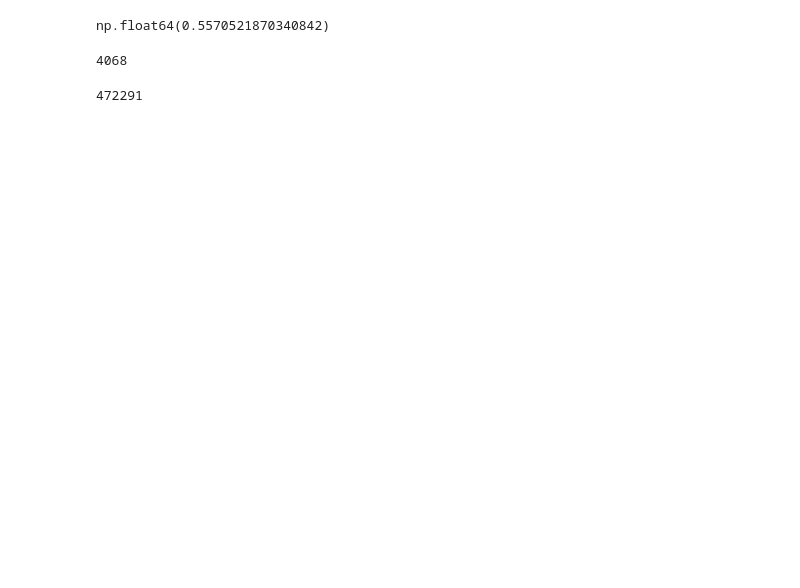
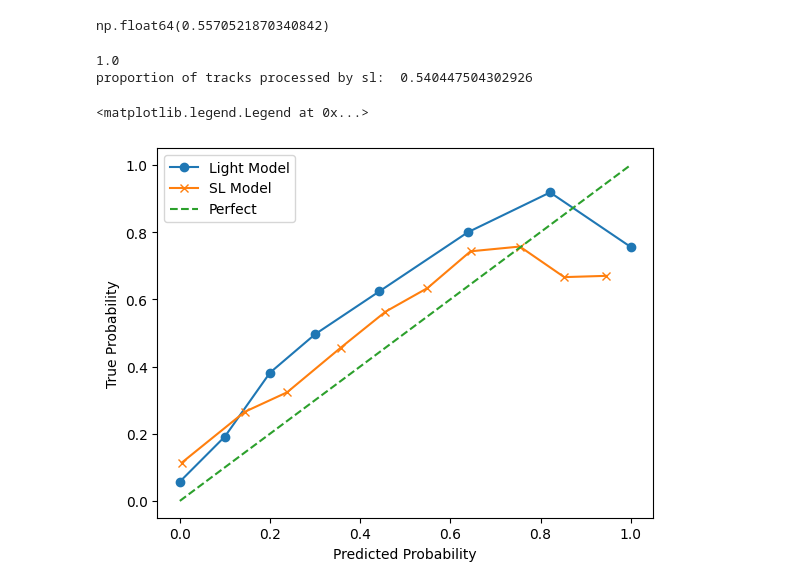
Before and after one commit to jclarke98/SL_ASD, a Jupyter notebook: ensemble.ipynb, the cells around one changed output. Drawn from its saved outputs; the diff is of its cells as text; code cells hidden in the pictures; blank space fills up the shorter version.

```diff
--- a/ensemble.ipynb
+++ b/ensemble.ipynb
@@ -8,12 +8,39 @@ from sklearn.metrics import average_precision_score
 # %%
 sl_path = '/home/jasonclarke/H-drive/mnt/parscratch/users/acp21jrc/sl_ASD_github/outputs/pyannote_MD-0.0_visible/'
 light_path = '/home/jasonclarke/H-drive/users/acp21jrc/Light-ASD_Ego4D/output/results/'
+# light_path = '/home/jasonclarke/H-drive/mnt/parscratch/users/acp21jrc/audio-visual/active-speaker-detection/active_speaker/TalkNet_ASD/Ego4d_TalkNet_ASD/output/results'
 
 # collect all the json files
 json_files_light = {f.split('/')[-1].split('.')[0]: f for f in glob(light_path + '/*.json')}
 
 # find all the json files that are not in the sl path
 json_files_sl = {f.split('/')[-1].split('.')[0]: f for f in glob(sl_path + '/*.json')}
+
+# if trackid in json_files_sl then use json_files_sl[trackid]
+all_file_paths = []
+for trackid in json_files_light.keys():
+    if trackid in json_files_sl:
+        all_file_paths.append(json_files_sl[trackid])
+    else:
+        all_file_paths.append(json_files_light[trackid])
+
+
+all_scores = []
+all_labels = []
+for f in tqdm(all_file_paths):
+    with open(f) as json_file:
+        data = json.load(json_file)
+        for frame in data:
+            all_scores.append(float(frame['score']))
+            if 'label' in frame:
+                label = frame['label']
+            else:
+                label = frame['activity']
+            all_labels.append(label)
+
+average_precision_score(all_labels, all_scores)
+# %% [output]
+np.float64(0.5570521870340842)
 # %%
 import numpy as np
 from sklearn.metrics import average_precision_score
@@ -21,12 +48,13 @@ from sklearn.metrics import average_precision_score
 # Initialize arrays with efficient datatypes
 scores = np.array([], dtype=np.float32)  # Halves memory usage vs float64
 labels = np.array([], dtype=np.uint8)    # 8x more efficient than float64
-
-for trackid in tqdm(json_files_light):
+n_sl = 0
+for j, trackid in tqdm(enumerate(json_files_light)):
     with open(json_files_light[trackid]) as f:
         light_data = json.load(f)
 
     if trackid in json_files_sl:
+        n_sl += 1
         with open(json_files_sl[trackid]) as f:
             sl_data = json.load(f)
 
@@ -37,8 +65,9 @@ for trackid in tqdm(json_files_light):
         track_labels = np.zeros(len(light_data), dtype=np.uint8)
 
         for i, (frame_light, frame_sl) in enumerate(zip(light_data, sl_data)):
-            track_scores[i] = (float(frame_light['score']) + float(frame_sl['score'])) / 2
-            # track_scores[i] = float(frame_sl['score'])  # Use only light scores
+            # track_scores[i] = (float(frame_light['score']) + float(frame_sl['score'])) / 2
+            # track_scores[i] = float(frame_sl['score'])  # Use only sl score
+            track_scores[i] = float(frame_light['score']) # use only light score
             track_labels[i] = int(round(frame_light['label']))  # Ensure binary labels
 
         scores = np.concatenate([scores, track_scores])
@@ -55,15 +84,26 @@ for trackid in tqdm(json_files_light):
         labels = np.concatenate([labels, track_labels])
 
 ap_score = average_precision_score(labels, scores)
+print(ap_score)
+print('proportion of tracks processed by sl: ', n_sl / j)
+# %% [output]
+1.0
+proportion of tracks processed by sl:  0.540447504302926
-# %%
-ap_score
-# %% [output]
-np.float64(0.5570521870340842)
-# %%
-print(len(json_files_light))
-# %% [output]
-4068
-# %%
-len(labels)
-# %% [output]
-472291
+# %%
+from sklearn.calibration import calibration_curve
+
+# For Model 1 (light_data)
+prob_true_light, prob_pred_light = calibration_curve(labs, light_scores, n_bins=10)
+
+# For Model 2 (sl_data)
+prob_true_sl, prob_pred_sl = calibration_curve(labs, sl_scores, n_bins=10)
+
+plt.plot(prob_pred_light, prob_true_light, marker='o', label='Light Model')
+plt.plot(prob_pred_sl, prob_true_sl, marker='x', label='SL Model')
+plt.plot([0,1], [0,1], linestyle='--', label='Perfect')
+plt.xlabel("Predicted Probability")
+plt.ylabel("True Probability")
+plt.legend()
+# %% [output]
+<matplotlib.legend.Legend at 0x...>
+[figure, added]
```
Also changed, not shown: parts of 3 cells of this notebook.
